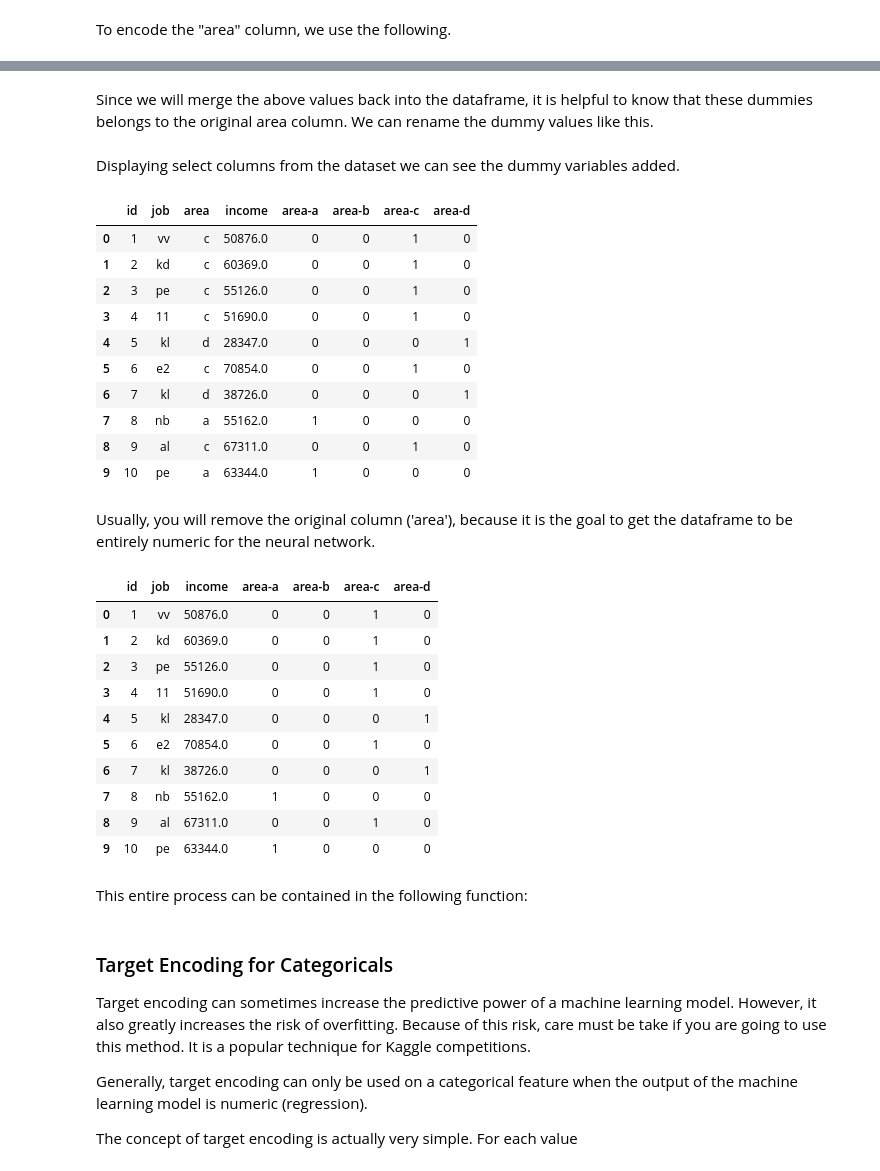
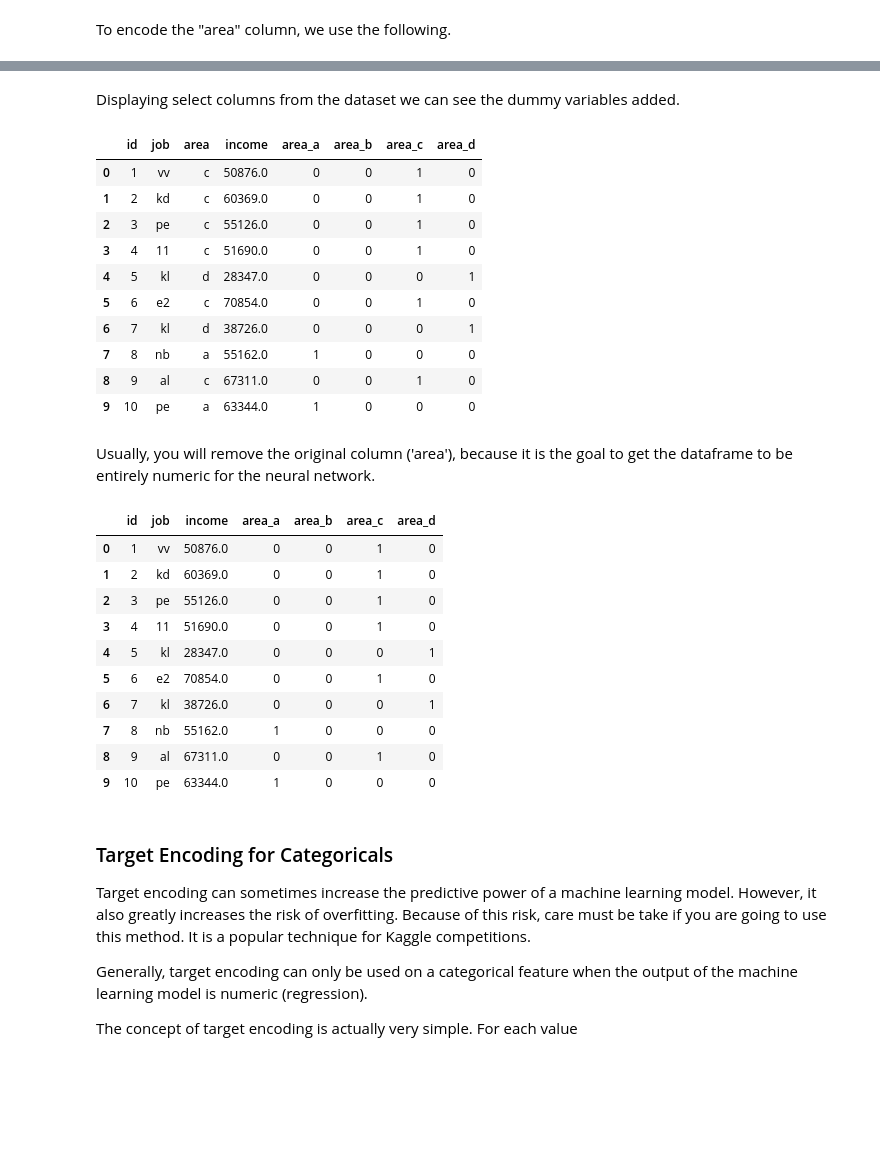
Before and after one commit to jeffheaton/t81_558_deep_learning, a Jupyter notebook: t81_558_class02_python_ml.ipynb, the cells around one changed output, grey strips where cells are left out. Cells and saved outputs as stored; diff of their text form; code cells hidden in the pictures; blank space fills up the shorter version.

```diff
--- a/t81_558_class02_python_ml.ipynb
+++ b/t81_558_class02_python_ml.ipynb
@@ -455,4 +457,4 @@ To encode the "area" column, we use the following.
 # %%
-dummies = pd.get_dummies(df['area'])
+dummies = pd.get_dummies(df['area'],prefix='area')
 print(dummies[0:10]) # Just show the first 10
 # %% [output]
@@ -470,18 +472,12 @@ print(dummies[0:10]) # Just show the first 10
-# %% [markdown]
-Since we will merge the above values back into the dataframe, it is helpful to know that these dummies belongs to the original area column.  We can rename the dummy values like this.
-# %%
-name = "area"
-
-for x in dummies.columns:
-    dummy_name = f"{name}-{x}"
-    df[dummy_name] = dummies[x]
+# %%
+df = pd.concat([df,dummies],axis=1)
 # %% [markdown]
 Displaying select columns from the dataset we can see the dummy variables added.
 # %%
-display(df[0:10][['id','job','area','income','area-a',
-                  'area-b','area-c','area-d']])
+display(df[0:10][['id','job','area','income','area_a',
+                  'area_b','area_c','area_d']])
 # %% [output]
-|  | id | job | area | income | area-a | area-b | area-c | area-d |
+|  | id | job | area | income | area_a | area_b | area_c | area_d |
 | 0 | 1 | vv | c | 50876.0 | 0 | 0 | 1 | 0 |
 | 1 | 2 | kd | c | 60369.0 | 0 | 0 | 1 | 0 |
 | 2 | 3 | pe | c | 55126.0 | 0 | 0 | 1 | 0 |
@@ -496,10 +492,10 @@ display(df[0:10][['id','job','area','income','area-a',
 Usually, you will remove the original column ('area'), because it is the goal to get the dataframe to be entirely numeric for the neural network.
 # %%
 df.drop('area', axis=1, inplace=True)
-display(df[0:10][['id','job','income','area-a',
-                  'area-b','area-c','area-d']])
+display(df[0:10][['id','job','income','area_a',
+                  'area_b','area_c','area_d']])
 # %% [output]
-|  | id | job | income | area-a | area-b | area-c | area-d |
+|  | id | job | income | area_a | area_b | area_c | area_d |
 | 0 | 1 | vv | 50876.0 | 0 | 0 | 1 | 0 |
 | 1 | 2 | kd | 60369.0 | 0 | 0 | 1 | 0 |
 | 2 | 3 | pe | 55126.0 | 0 | 0 | 1 | 0 |
@@ -510,5 +506,3 @@ display(df[0:10][['id','job','income','area-a',
 | 7 | 8 | nb | 55162.0 | 1 | 0 | 0 | 0 |
 | 8 | 9 | al | 67311.0 | 0 | 0 | 1 | 0 |
 | 9 | 10 | pe | 63344.0 | 1 | 0 | 0 | 0 |
-# %% [markdown]
-This entire process can be contained in the following function:
```
Also changed, not shown: parts of 16 cells of this notebook, 8 other files.
